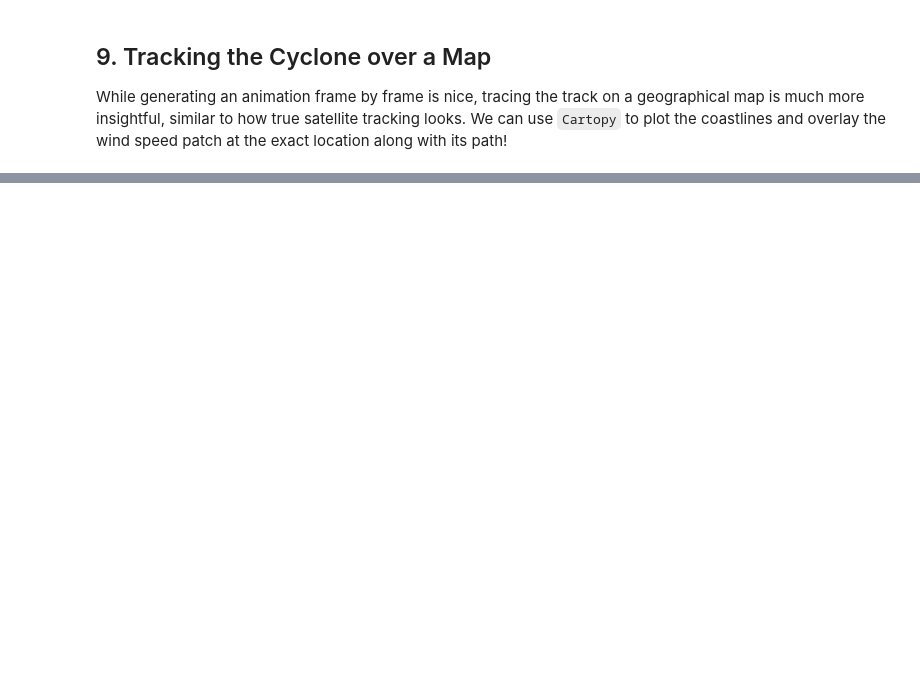
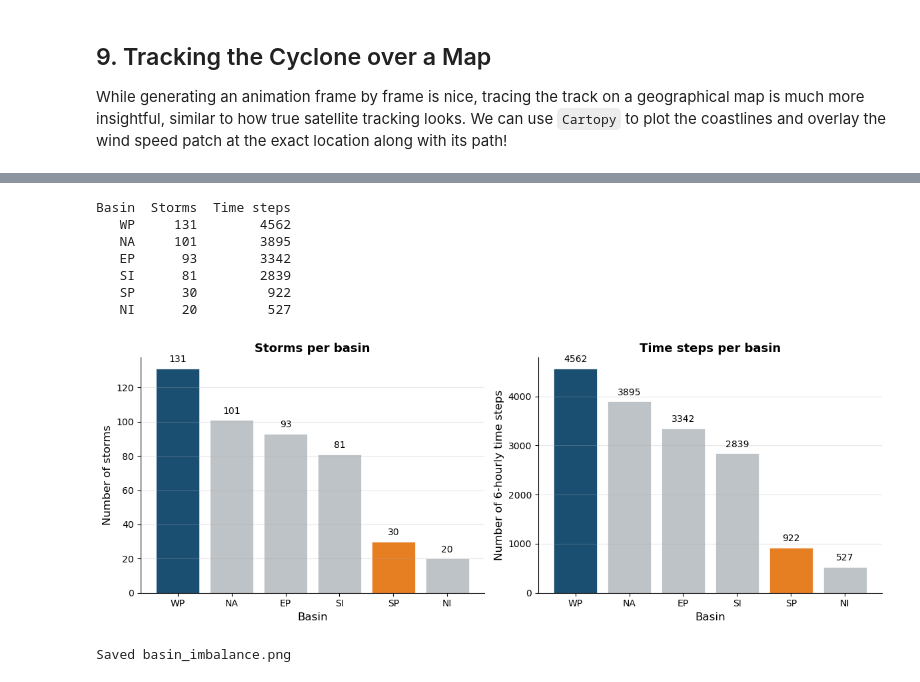
Before and after one commit to ya325icacuk/climate-change-group-project, a Jupyter notebook: Starter Notebook.ipynb, the cells around one changed output, grey strips where cells are left out. Saved outputs shown, nothing was run; the diff lists cells and outputs as text; code cells hidden in the pictures; blank space fills up the shorter version.

```diff
--- a/Starter Notebook.ipynb
+++ b/Starter Notebook.ipynb
@@ -930,0 +595,66 @@ Saved wind_field_comparison.png
+# %%
+import numpy as np
+import pandas as pd
+import matplotlib.pyplot as plt
+from pathlib import Path
+
+TCND_ROOT = Path("data/tropicyclonenet/TCND_test/TCND_test")
+BASINS = ["WP", "EP", "NA", "NI", "SI", "SP"]
+
+# count storms and time steps per basin from Env-Data (one .npy per time step)
+basin_storms, basin_steps = {}, {}
+for basin in BASINS:
+    env_root = TCND_ROOT / "Env-Data" / basin
+    npy_files = list(env_root.rglob("*.npy"))
+    storms = set(f.parent.name for f in npy_files)
+    basin_storms[basin] = len(storms)
+    basin_steps[basin] = len(npy_files)
+
+# build summary table
+summary = pd.DataFrame({
+    "Basin": BASINS,
+    "Storms": [basin_storms[b] for b in BASINS],
+    "Time steps": [basin_steps[b] for b in BASINS],
+})
+summary = summary.sort_values("Time steps", ascending=False).reset_index(drop=True)
+print(summary.to_string(index=False))
+
+# bar chart
+WP_COLOR = "#1b4f72"
+SP_COLOR = "#e67e22"
+OTHER_COLOR = "#bdc3c7"
+
+fig, (ax1, ax2) = plt.subplots(1, 2, figsize=(12, 4.5))
+
+for ax, col, ylabel in [(ax1, "Storms", "Number of storms"), (ax2, "Time steps", "Number of 6-hourly time steps")]:
+    colors = [WP_COLOR if b == "WP" else SP_COLOR if b == "SP" else OTHER_COLOR
+              for b in summary["Basin"]]
+    bars = ax.bar(summary["Basin"], summary[col], color=colors, edgecolor="white", linewidth=0.5)
+    ax.set_ylabel(ylabel, fontsize=12)
+    ax.set_xlabel("Basin", fontsize=12)
+    ax.spines["top"].set_visible(False)
+    ax.spines["right"].set_visible(False)
+    ax.grid(axis="y", alpha=0.3)
+
+    # annotate each bar
+    for bar, val in zip(bars, summary[col]):
+        ax.text(bar.get_x() + bar.get_width() / 2, bar.get_height() + max(summary[col]) * 0.02,
+                str(val), ha="center", va="bottom", fontsize=10)
+
+ax1.set_title("Storms per basin", fontsize=13, fontweight="bold")
+ax2.set_title("Time steps per basin", fontsize=13, fontweight="bold")
+
+plt.tight_layout()
+plt.savefig("basin_imbalance.png", dpi=300, bbox_inches="tight")
+plt.show()
+print("Saved basin_imbalance.png")
+# %% [output]
+Basin  Storms  Time steps
+   WP     131        4562
+   NA     101        3895
+   EP      93        3342
+   SI      81        2839
+   SP      30         922
+   NI      20         527
+[figure, added]
+Saved basin_imbalance.png
```
Also changed, not shown: parts of 25 cells of this notebook, 4 other files.
